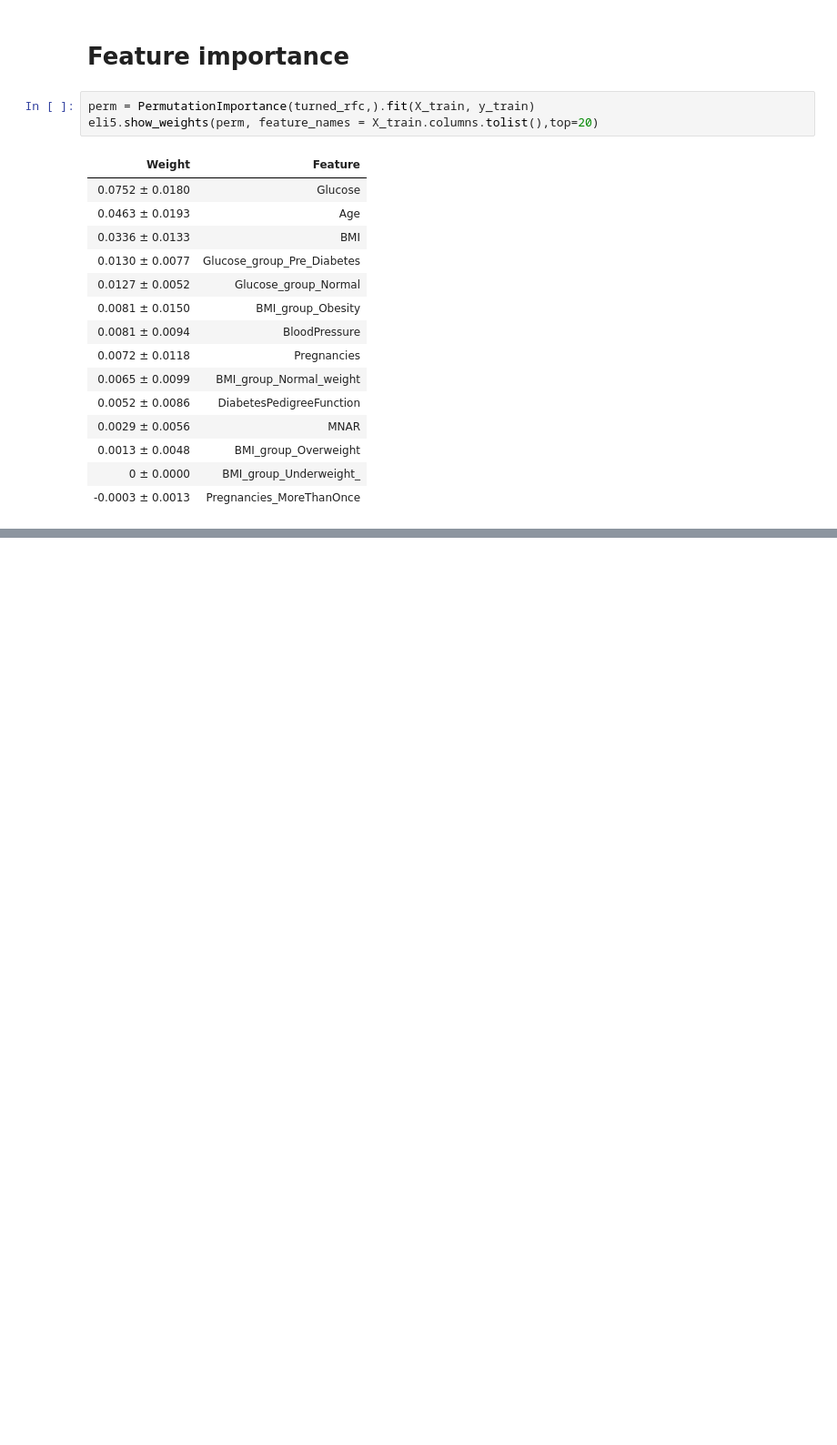
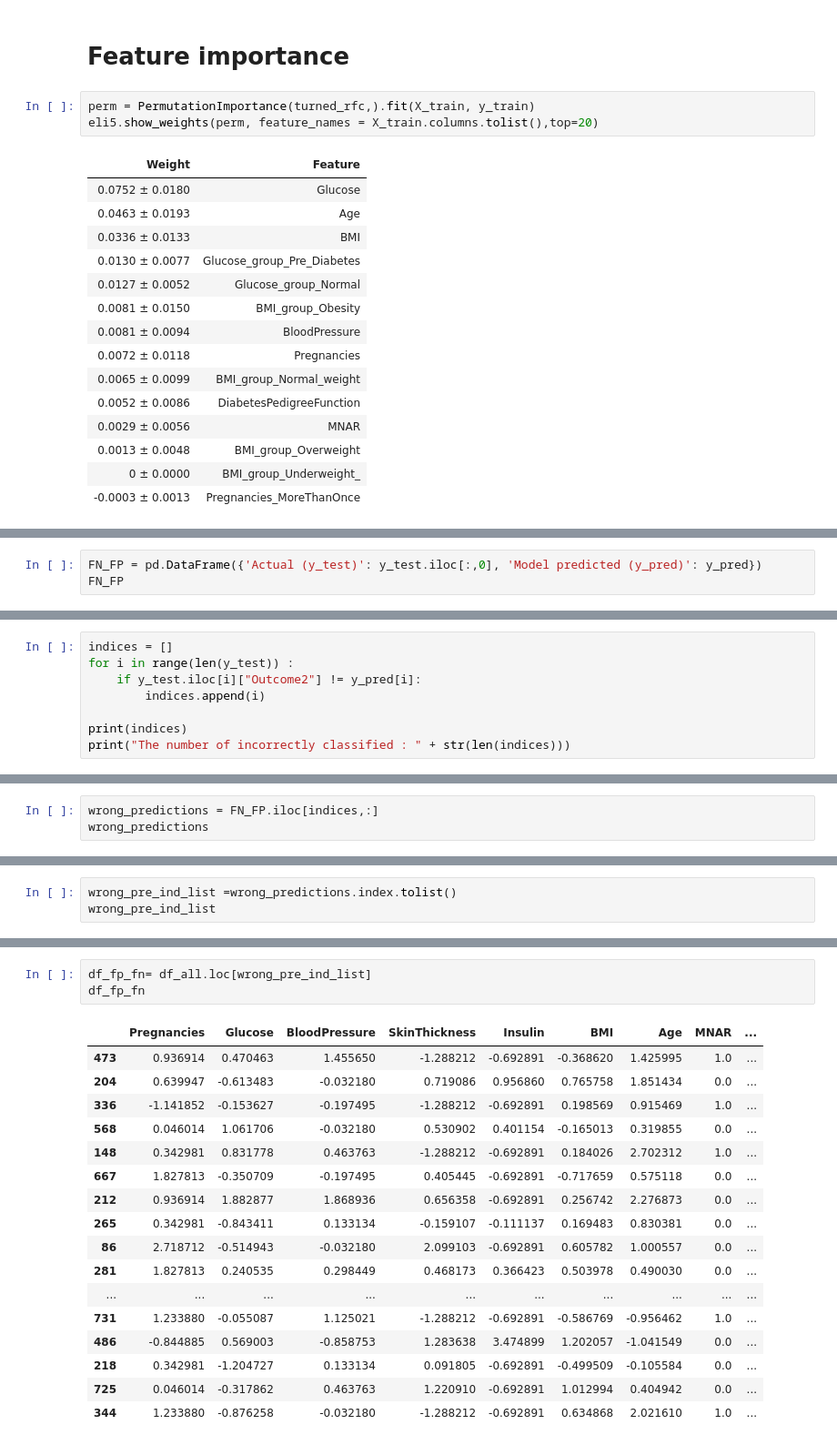
Before and after one commit to yukaberry/portfolio_forecasting_diabetes, a Jupyter notebook: notebooks/modeling_turning.ipynb, the cells around one changed output, grey strips where cells are left out. Shown at 91% size. Drawn from its saved outputs; the diff is of its cells as text; blank space fills up the shorter version.

```diff
--- a/notebooks/modeling_turning_notebook.ipynb
+++ b/notebooks/modeling_turning.ipynb
@@ -477,0 +497,3 @@ eli5.show_weights(perm, feature_names = X_train.columns.tolist(),top=20)
+# %%
+FN_FP = pd.DataFrame({'Actual (y_test)': y_test.iloc[:,0], 'Model predicted (y_pred)': y_pred})
+FN_FP
@@ -477,0 +514,8 @@ eli5.show_weights(perm, feature_names = X_train.columns.tolist(),top=20)
+# %%
+indices = []
+for i in range(len(y_test)) :
+    if y_test.iloc[i]["Outcome2"] != y_pred[i]:
+        indices.append(i)
+
+print(indices)
+print("The number of incorrectly classified : " + str(len(indices)))
@@ -477,0 +525,3 @@ eli5.show_weights(perm, feature_names = X_train.columns.tolist(),top=20)
+# %%
+wrong_predictions = FN_FP.iloc[indices,:]
+wrong_predictions
@@ -477,0 +546,3 @@ eli5.show_weights(perm, feature_names = X_train.columns.tolist(),top=20)
+# %%
+wrong_pre_ind_list =wrong_predictions.index.tolist()
+wrong_pre_ind_list
@@ -477,0 +567,21 @@ eli5.show_weights(perm, feature_names = X_train.columns.tolist(),top=20)
+# %%
+df_fp_fn= df_all.loc[wrong_pre_ind_list]
+df_fp_fn
+# %% [output]
+|  | Pregnancies | Glucose | BloodPressure | SkinThickness | Insulin | BMI | Age | MNAR | ... |
+| 473 | 0.936914 | 0.470463 | 1.455650 | -1.288212 | -0.692891 | -0.368620 | 1.425995 | 1.0 | ... |
+| 204 | 0.639947 | -0.613483 | -0.032180 | 0.719086 | 0.956860 | 0.765758 | 1.851434 | 0.0 | ... |
+| 336 | -1.141852 | -0.153627 | -0.197495 | -1.288212 | -0.692891 | 0.198569 | 0.915469 | 1.0 | ... |
+| 568 | 0.046014 | 1.061706 | -0.032180 | 0.530902 | 0.401154 | -0.165013 | 0.319855 | 0.0 | ... |
+| 148 | 0.342981 | 0.831778 | 0.463763 | -1.288212 | -0.692891 | 0.184026 | 2.702312 | 1.0 | ... |
+| 667 | 1.827813 | -0.350709 | -0.197495 | 0.405445 | -0.692891 | -0.717659 | 0.575118 | 0.0 | ... |
+| 212 | 0.936914 | 1.882877 | 1.868936 | 0.656358 | -0.692891 | 0.256742 | 2.276873 | 0.0 | ... |
+| 265 | 0.342981 | -0.843411 | 0.133134 | -0.159107 | -0.111137 | 0.169483 | 0.830381 | 0.0 | ... |
+| 86 | 2.718712 | -0.514943 | -0.032180 | 2.099103 | -0.692891 | 0.605782 | 1.000557 | 0.0 | ... |
+| 281 | 1.827813 | 0.240535 | 0.298449 | 0.468173 | 0.366423 | 0.503978 | 0.490030 | 0.0 | ... |
+| ... | ... | ... | ... | ... | ... | ... | ... | ... | ... |
+| 731 | 1.233880 | -0.055087 | 1.125021 | -1.288212 | -0.692891 | -0.586769 | -0.956462 | 1.0 | ... |
+| 486 | -0.844885 | 0.569003 | -0.858753 | 1.283638 | 3.474899 | 1.202057 | -1.041549 | 0.0 | ... |
+| 218 | 0.342981 | -1.204727 | 0.133134 | 0.091805 | -0.692891 | -0.499509 | -0.105584 | 0.0 | ... |
+| 725 | 0.046014 | -0.317862 | 0.463763 | 1.220910 | -0.692891 | 1.012994 | 0.404942 | 0.0 | ... |
+| 344 | 1.233880 | -0.876258 | -0.032180 | -1.288212 | -0.692891 | 0.634868 | 2.021610 | 1.0 | ... |
```
Also changed, not shown: parts of 9 cells of this notebook, 4 other files.
